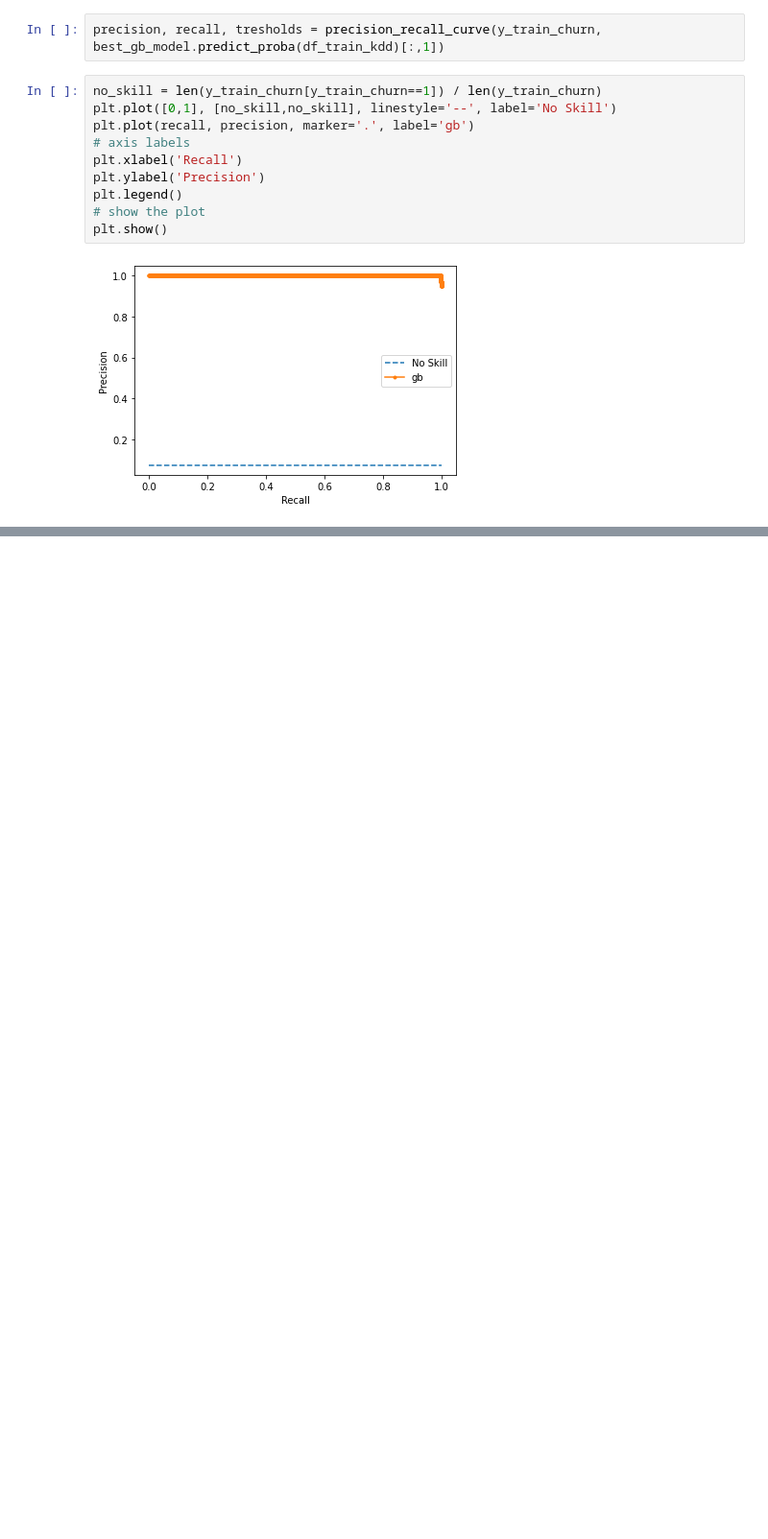
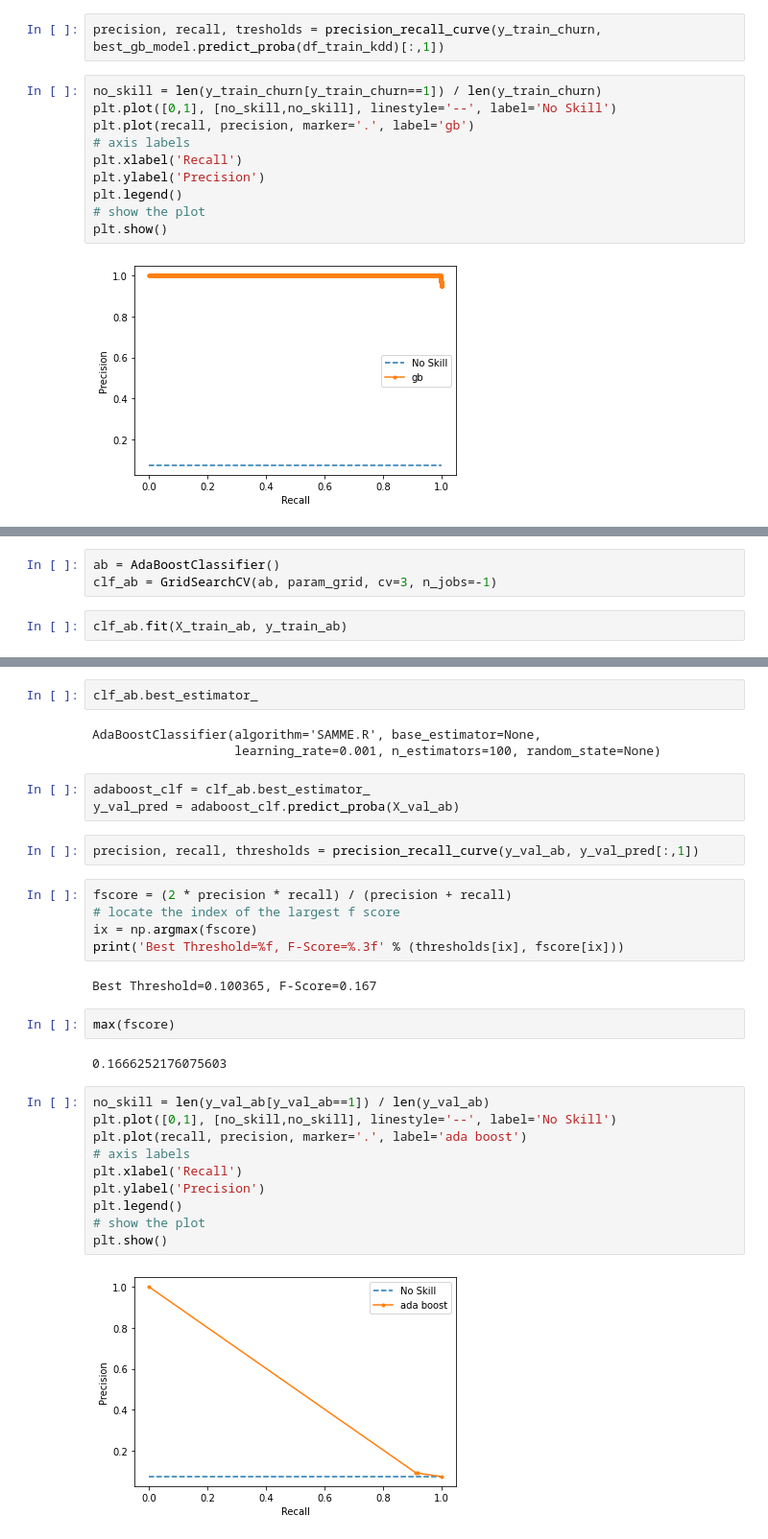
Before and after one commit to akshaypt7/customer_relationship_prediction, a Jupyter notebook: KDD_cup_ada_boosting.ipynb, the cells around one changed output, grey strips where cells are left out. Shown at 96% size. Drawn from its saved outputs; the diff is of its cells as text; blank space fills up the shorter version.

```diff
--- a/KDD_cup_ada_boosting.ipynb
+++ b/KDD_cup_ada_boosting.ipynb
@@ -439,0 +550,5 @@ plt.show()
+# %%
+ab = AdaBoostClassifier()
+clf_ab = GridSearchCV(ab, param_grid, cv=3, n_jobs=-1)
+# %%
+clf_ab.fit(X_train_ab, y_train_ab)
@@ -439,0 +569,33 @@ plt.show()
+# %%
+clf_ab.best_estimator_
+# %% [output]
+AdaBoostClassifier(algorithm='SAMME.R', base_estimator=None,
+                   learning_rate=0.001, n_estimators=100, random_state=None)
+# %%
+adaboost_clf = clf_ab.best_estimator_
+y_val_pred = adaboost_clf.predict_proba(X_val_ab)
+# %%
+precision, recall, thresholds = precision_recall_curve(y_val_ab, y_val_pred[:,1])
+# %%
+fscore = (2 * precision * recall) / (precision + recall)
+# locate the index of the largest f score
+ix = np.argmax(fscore)
+print('Best Threshold=%f, F-Score=%.3f' % (thresholds[ix], fscore[ix]))
+# %% [output]
+Best Threshold=0.100365, F-Score=0.167
+# %%
+max(fscore)
+# %% [output]
+0.1666252176075603
+# %%
+no_skill = len(y_val_ab[y_val_ab==1]) / len(y_val_ab)
+plt.plot([0,1], [no_skill,no_skill], linestyle='--', label='No Skill')
+plt.plot(recall, precision, marker='.', label='ada boost')
+# axis labels
+plt.xlabel('Recall')
+plt.ylabel('Precision')
+plt.legend()
+# show the plot
+plt.show()
+# %% [output]
+[figure, added]
```
Also changed, not shown: parts of 27 cells of this notebook.
